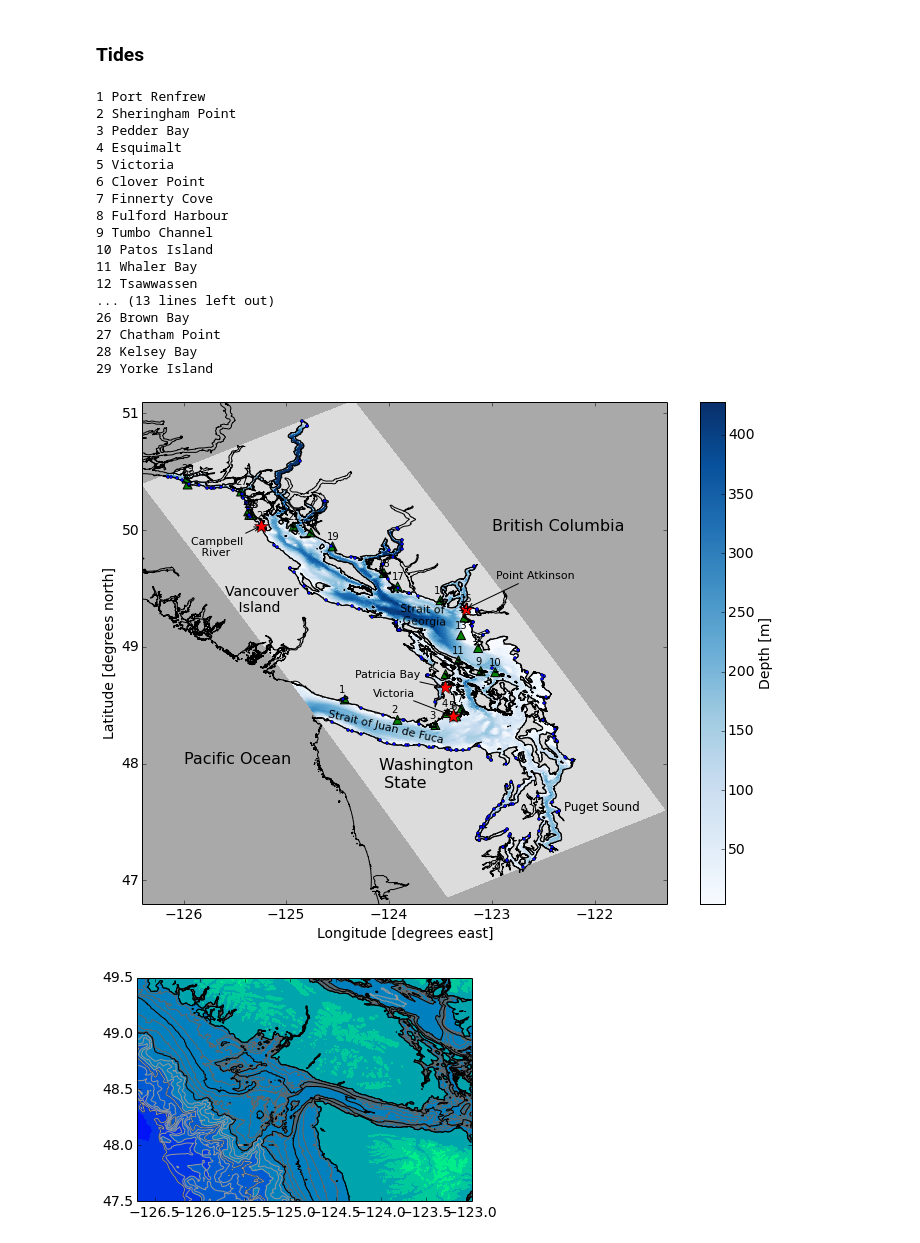
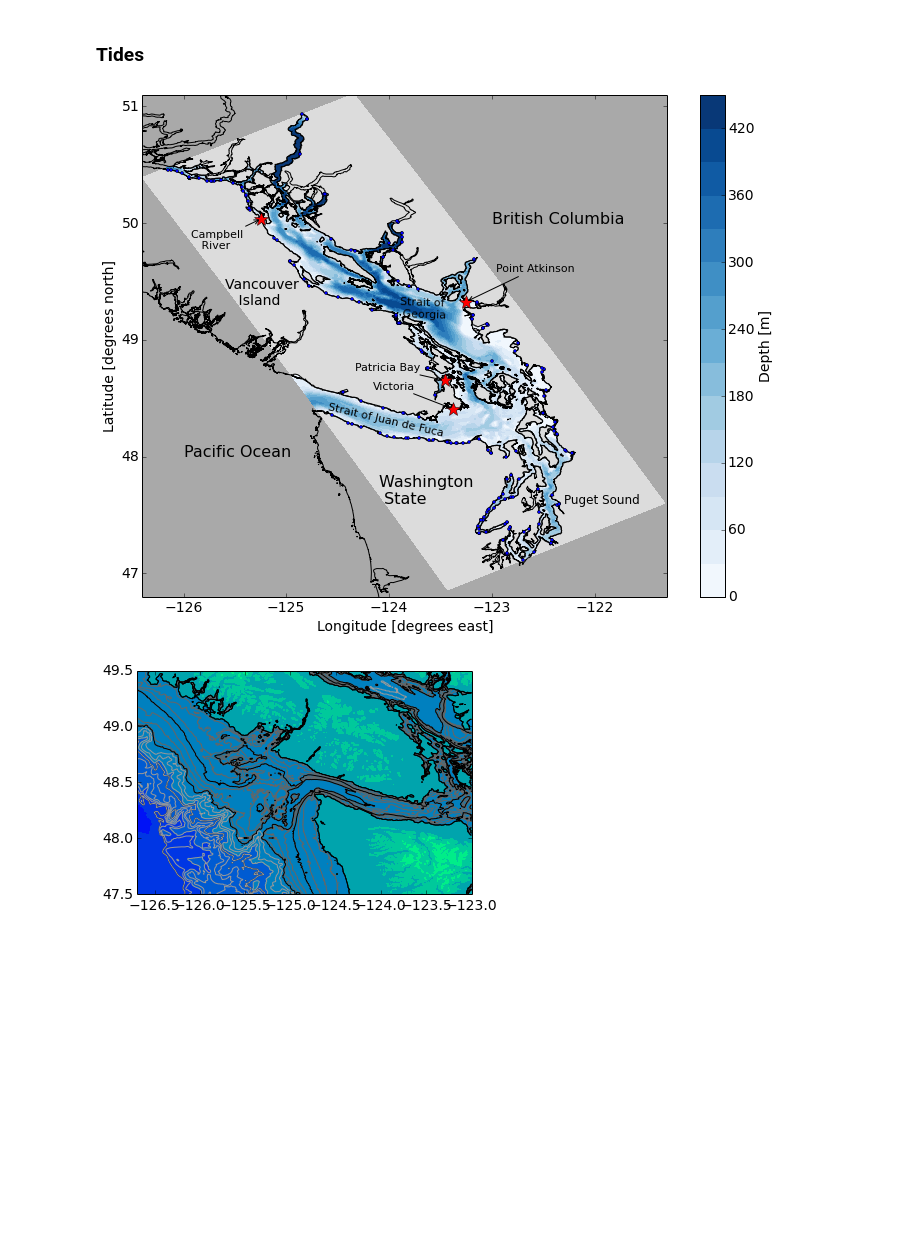
Before and after one commit to SalishSeaCast/storm-surge, a Jupyter notebook: FigureScripts/bathyImage.ipynb, the cells around one changed output. Cells and saved outputs as stored; diff of their text form; code cells hidden in the pictures; blank space fills up the shorter version.

Commit message:
New bathymetry and domain image

```diff
--- a/FigureScripts/bathyImage.ipynb
+++ b/FigureScripts/bathyImage.ipynb
@@ -46,7 +46,7 @@ def draw_coast(ax):
     #ax.set_aspect(5/4.4)
 
     #Plot coast line
-    ax.plot(coast['lon'],coast['lat'],'-k',rasterized=True)
+    ax.plot(coast['lon'],coast['lat'],'-k',rasterized=True,markersize=1)
     ax.set_xlim([-128.5, -121])
     ax.set_ylim([46, 52])
     #ax.set_xticks([])
@@ -72,6 +72,7 @@ def draw_bathy(ax,grid):
 
     elif grid=='map':
         mesh=ax.pcolormesh(lons[:],lats[:],D[:],cmap=cmap)
+        mesh=ax.contourf(lons[:],lats[:],D[:],15,cmap=cmap)
 
     viz_tools.plot_coastline(ax,fB,coords=grid)
     cbar=fig.colorbar(mesh,ax=ax)
@@ -150,52 +151,35 @@ def draw_tidestations(ax):
 cmap = plt.get_cmap('Blues')
 cmap.set_bad('gainsboro')
 
 fig, axs = plt.subplots(1, 1, figsize=(12,9))
 ax2=axs
 g = 'map'
 draw_coast(ax2)
 draw_bathy(ax2,g)
 draw_rivers(ax2,g)
-draw_tidestations(ax2)
+#draw_tidestations(ax2)
 draw_storms(ax2,g)
 
 ax2.set_ylabel('{latitude.long_name} [{latitude.units}]'.format(latitude=lats))
 ax2.set_xlabel('{longitude.long_name} [{longitude.units}]'.format(longitude=lons))
 ax2.set_xlim([-126.4,-121.3])
 ax2.set_ylim([46.8,51.1])
 
 font = {'size'   :14}
 
 plt.rc('font', **font)
 
 ax2.text(-126,48,'Pacific Ocean', fontsize=16)
-ax2.text(-124.1,47.8,'Washington \n State', fontsize=16)
+ax2.text(-124.1,47.6,'Washington \n State', fontsize=16)
 ax2.text(-122.3,47.6,'Puget Sound', fontsize=12)
 ax2.text(-125.6,49.3,'Vancouver \n   Island', fontsize=14)
 ax2.text(-123,50,'British Columbia',fontsize=16)
 ax2.text(-124.6,48.4,'Strait of Juan de Fuca',fontsize=11,rotation=-13)
 ax2.text(-123.9,49.2,'Strait of \n Georgia',fontsize=11,rotation=-2)
 
 ax2.set_axis_bgcolor('darkgray')
 fig.show()
 # %% [output]
-1 Port Renfrew
-2 Sheringham Point
-3 Pedder Bay
-4 Esquimalt
-5 Victoria
-6 Clover Point
-7 Finnerty Cove
-8 Fulford Harbour
-9 Tumbo Channel
-10 Patos Island
-11 Whaler Bay
-12 Tsawwassen
-... (13 lines left out)
-26 Brown Bay
-27 Chatham Point
-28 Kelsey Bay
-29 Yorke Island
-[figure, old version]
+[figure, new version]
 # %%
 #saving the figure
```
Also changed, not shown: parts of 1 cell of this notebook, 8 other files.
